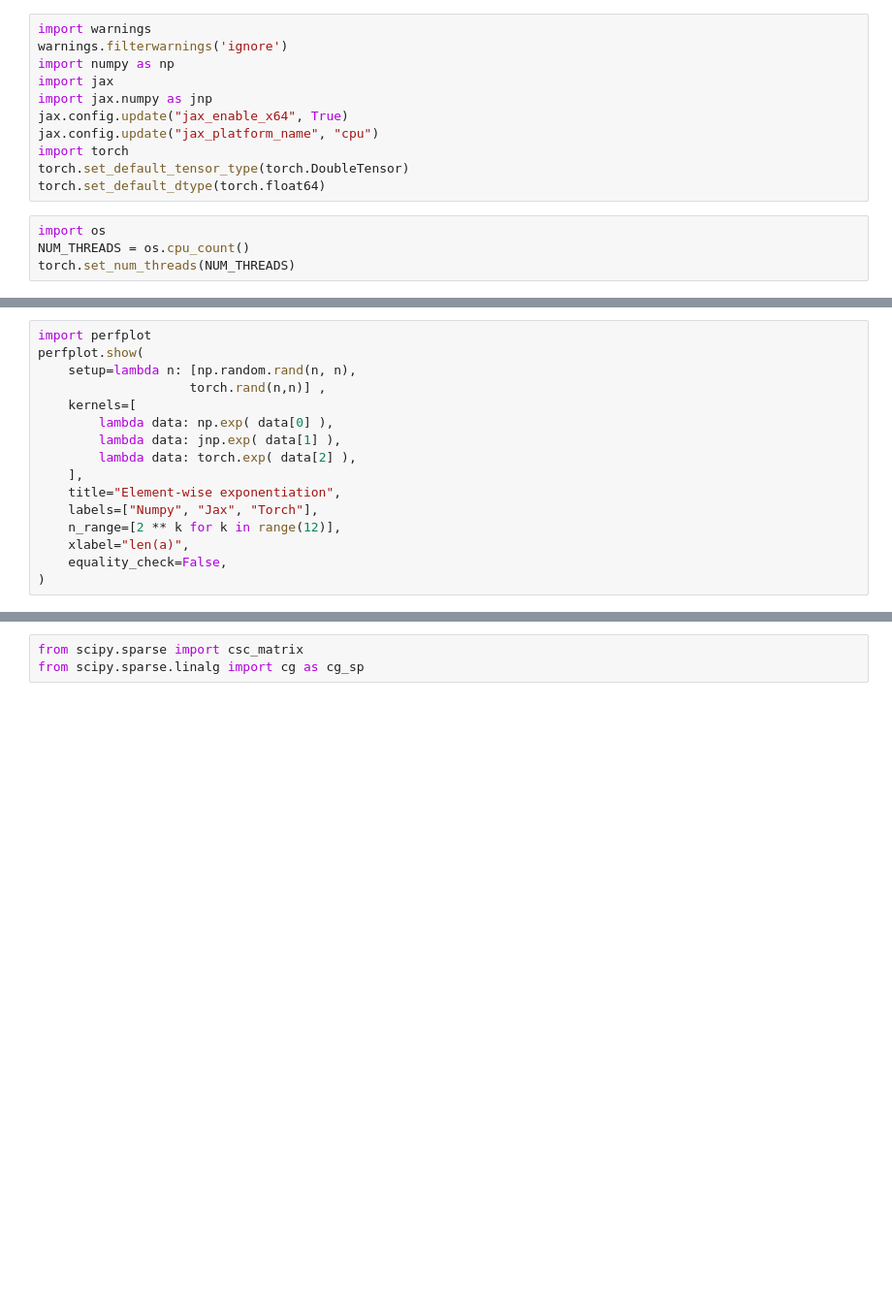
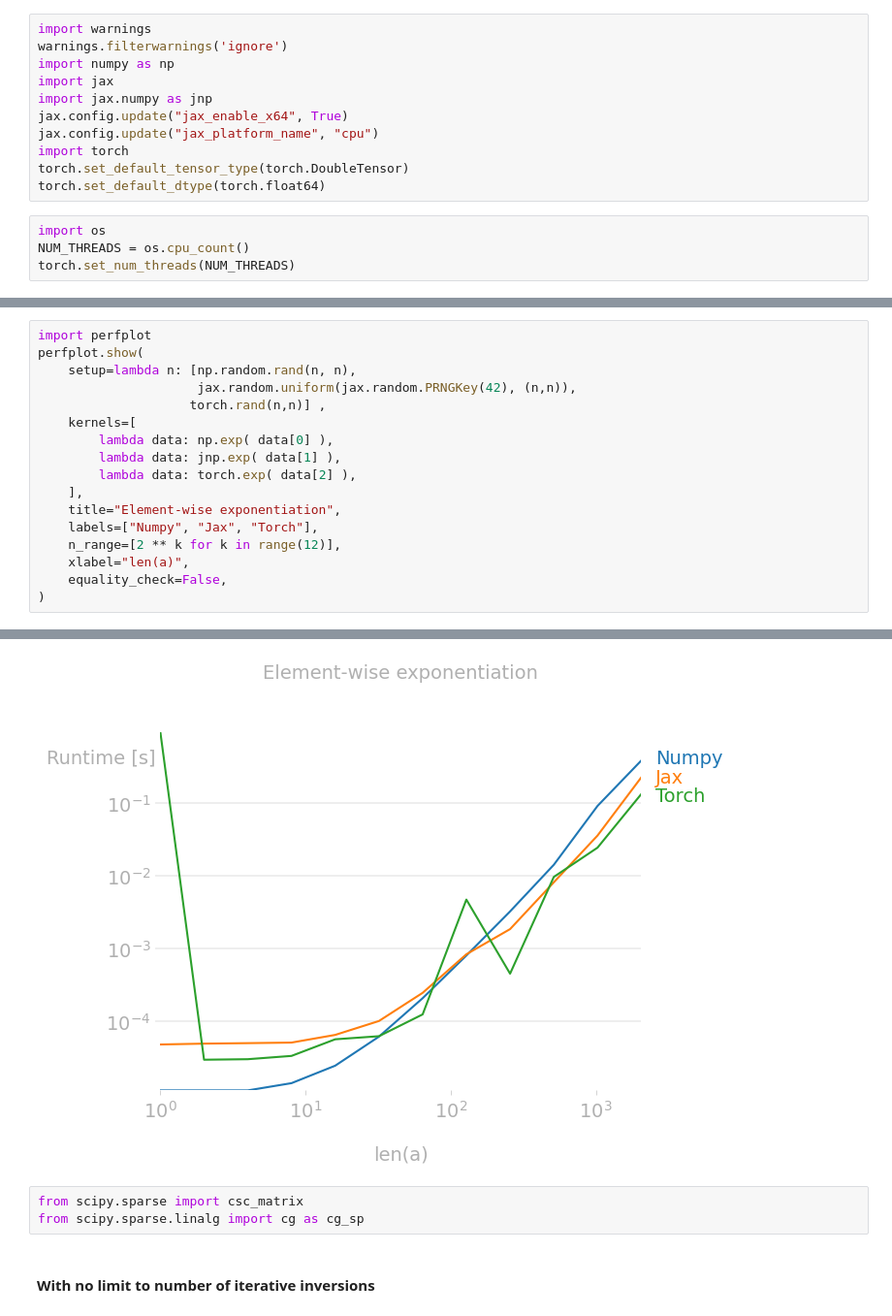
Before and after one commit to redachhaibi/computational-ot, a Jupyter notebook: ipynb/Benchmark_Libs/Np_Jax_Torch.ipynb, the cells around one changed output, grey strips where cells are left out. Shown at 97% size. Drawn from its saved outputs; the diff is of its cells as text; blank space fills up the shorter version.

```diff
--- a/ipynb/Benchmark_Libs/Np_Jax_Torch.ipynb
+++ b/ipynb/Benchmark_Libs/Np_Jax_Torch.ipynb
@@ -43,6 +44,7 @@ perfplot.show(
 import perfplot
 perfplot.show(
     setup=lambda n: [np.random.rand(n, n),
+                     jax.random.uniform(jax.random.PRNGKey(42), (n,n)),
                     torch.rand(n,n)] ,
     kernels=[
         lambda data: np.exp( data[0] ),
@@ -55,3 +57,4 @@ perfplot.show(
     xlabel="len(a)",
     equality_check=False,
 )
+# %% [output]
@@ -58,6 +63,9 @@ perfplot.show(
+[figure, added]
 # %%
 from scipy.sparse import csc_matrix
 from scipy.sparse.linalg import cg as cg_sp
+# %% [markdown]
+#### With no limit to number of iterative inversions
 # %%
 import perfplot
 perfplot.show(
```
Also changed, not shown: parts of 5 cells of this notebook.
